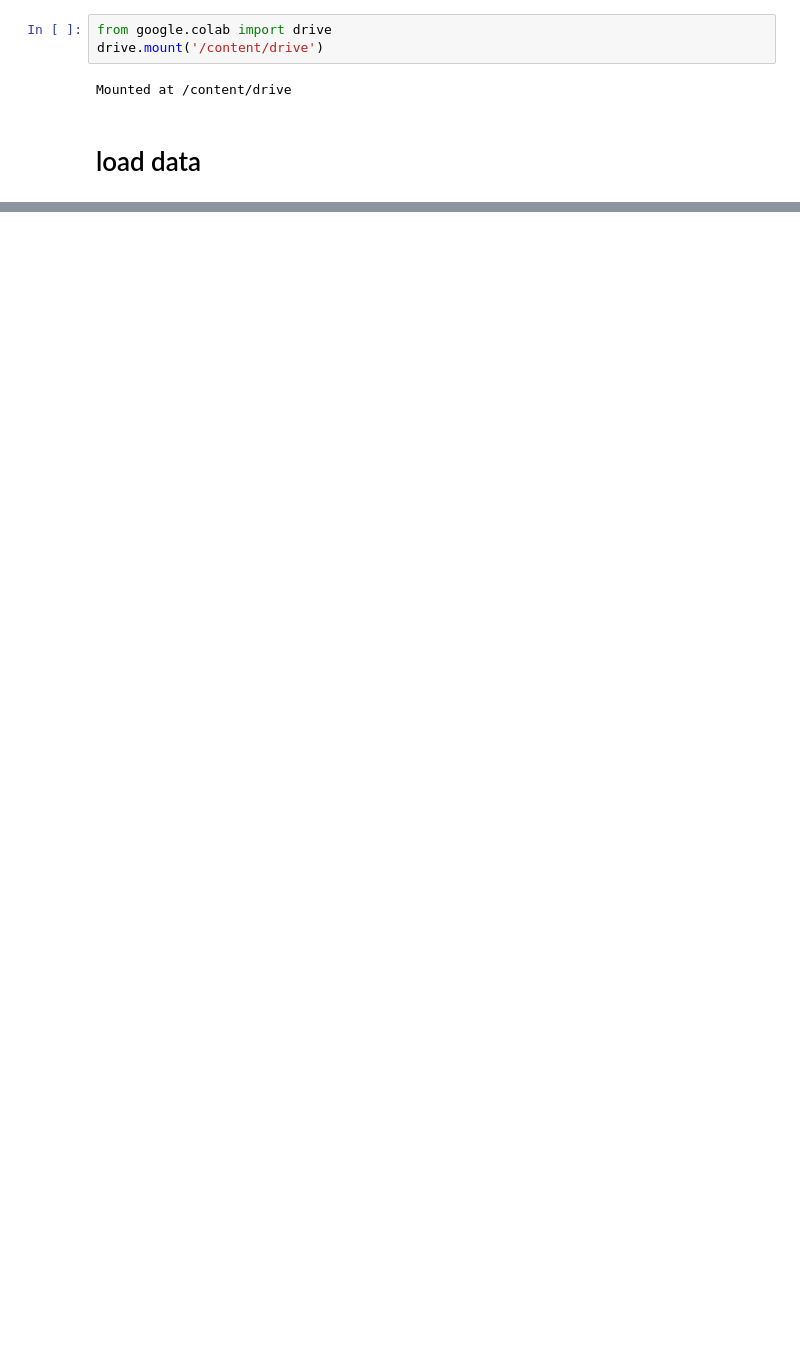
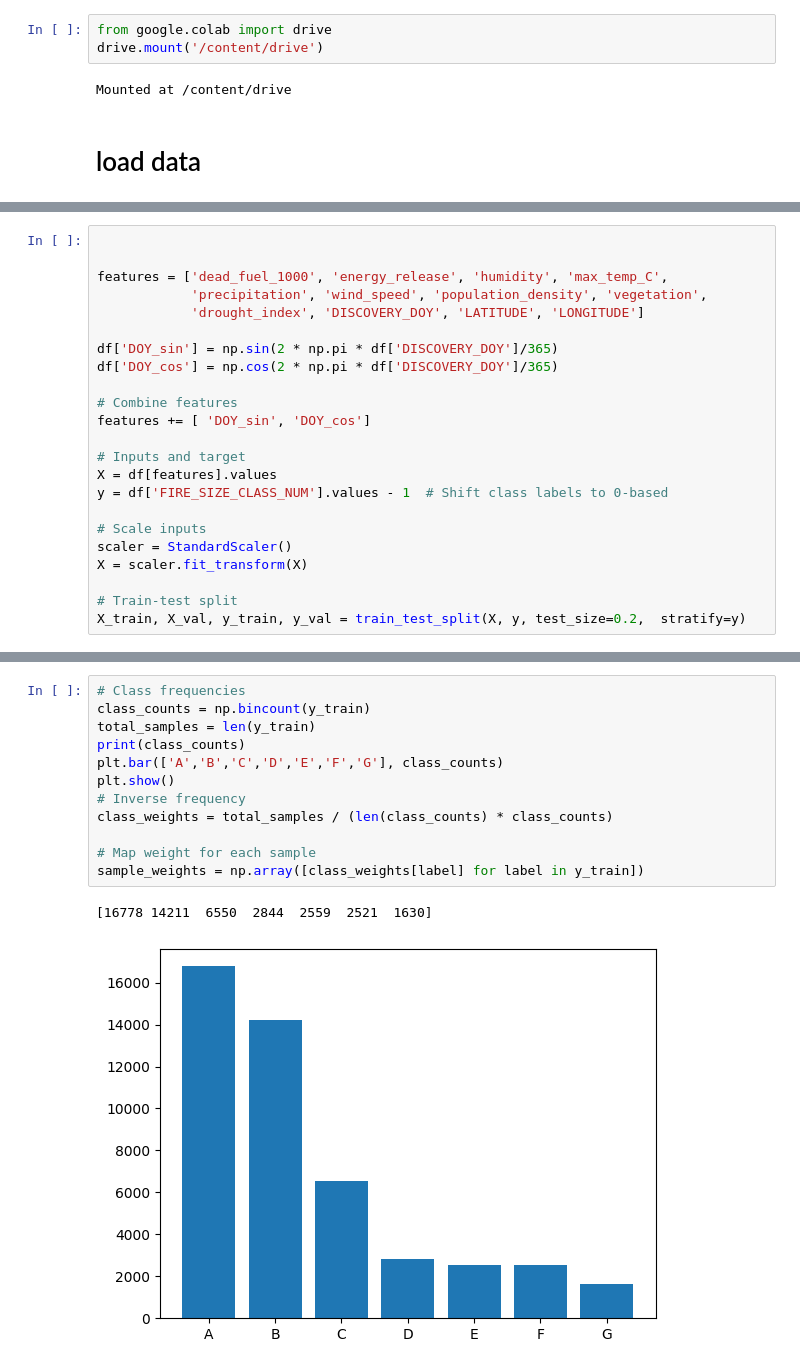
Before and after one commit to jmo2171/ml-climate, a Jupyter notebook: src/wildfire_correlation_models.ipynb, the cells around one changed output, grey strips where cells are left out. Cells and saved outputs as stored; diff of their text form; blank space fills up the shorter version.

```diff
--- a/src/wildfire_correlation_models.ipynb
+++ b/src/wildfire_correlation_models.ipynb
@@ -253,0 +341,23 @@ print(f"Validation Accuracy: {acc:.4f}")
+# %%
+
+
+features = ['dead_fuel_1000', 'energy_release', 'humidity', 'max_temp_C',
+            'precipitation', 'wind_speed', 'population_density', 'vegetation',
+            'drought_index', 'DISCOVERY_DOY', 'LATITUDE', 'LONGITUDE']
+
+df['DOY_sin'] = np.sin(2 * np.pi * df['DISCOVERY_DOY']/365)
+df['DOY_cos'] = np.cos(2 * np.pi * df['DISCOVERY_DOY']/365)
+
+# Combine features
+features += [ 'DOY_sin', 'DOY_cos']
+
+# Inputs and target
+X = df[features].values
+y = df['FIRE_SIZE_CLASS_NUM'].values - 1  # Shift class labels to 0-based
+
+# Scale inputs
+scaler = StandardScaler()
+X = scaler.fit_transform(X)
+
+# Train-test split
+X_train, X_val, y_train, y_val = train_test_split(X, y, test_size=0.2,  stratify=y)
@@ -253,0 +375,15 @@ print(f"Validation Accuracy: {acc:.4f}")
+# %%
+# Class frequencies
+class_counts = np.bincount(y_train)
+total_samples = len(y_train)
+print(class_counts)
+plt.bar(['A','B','C','D','E','F','G'], class_counts)
+plt.show()
+# Inverse frequency
+class_weights = total_samples / (len(class_counts) * class_counts)
+
+# Map weight for each sample
+sample_weights = np.array([class_weights[label] for label in y_train])
+# %% [output]
+[16778 14211  6550  2844  2559  2521  1630]
+[figure, added]
```
Also changed, not shown: parts of 39 cells of this notebook.
